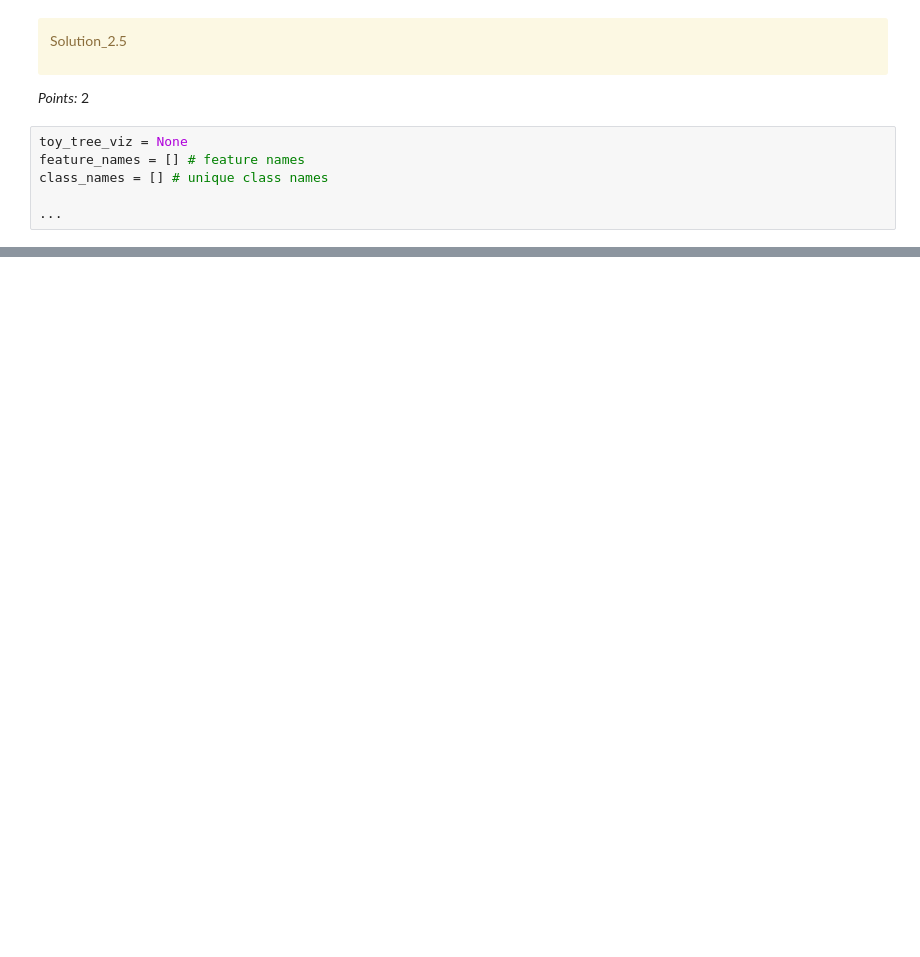
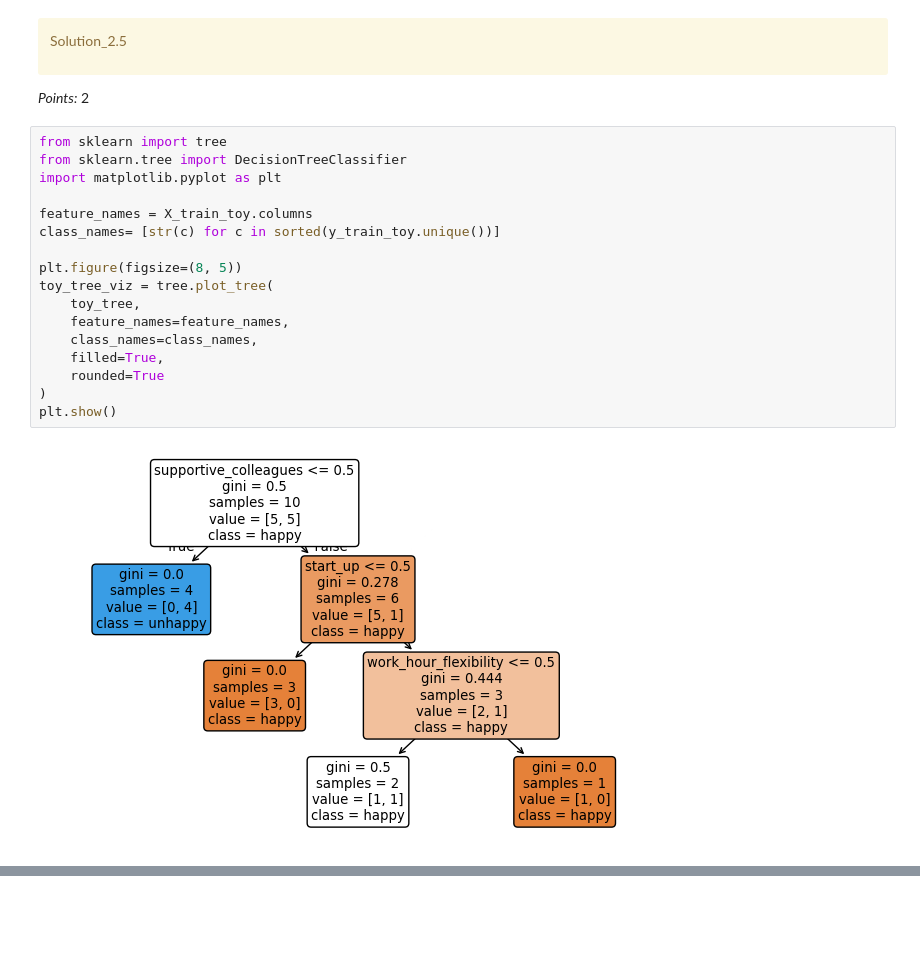
Before and after one commit to akherani16/hw2, a Jupyter notebook: hw2.ipynb, the cells around one changed output, grey strips where cells are left out. Cells and saved outputs as stored; diff of their text form; blank space fills up the shorter version.

```diff
--- a/hw2.ipynb
+++ b/hw2.ipynb
@@ -322,11 +328,24 @@ Solution_2.5
 </div>
 
 _Points:_ 2
-# %%
-toy_tree_viz = None
-feature_names = [] # feature names
-class_names = [] # unique class names
-
-...
+# %%
+from sklearn import tree
+from sklearn.tree import DecisionTreeClassifier
+import matplotlib.pyplot as plt
+
+feature_names = X_train_toy.columns
+class_names= [str(c) for c in sorted(y_train_toy.unique())]
+
+plt.figure(figsize=(8, 5))
+toy_tree_viz = tree.plot_tree(
+    toy_tree,
+    feature_names=feature_names,
+    class_names=class_names,
+    filled=True,
+    rounded=True
+)
+plt.show()
+# %% [output]
+[figure, added]
 # %%
 grader.check("q2.5")
```
Also changed, not shown: parts of 14 cells of this notebook.
